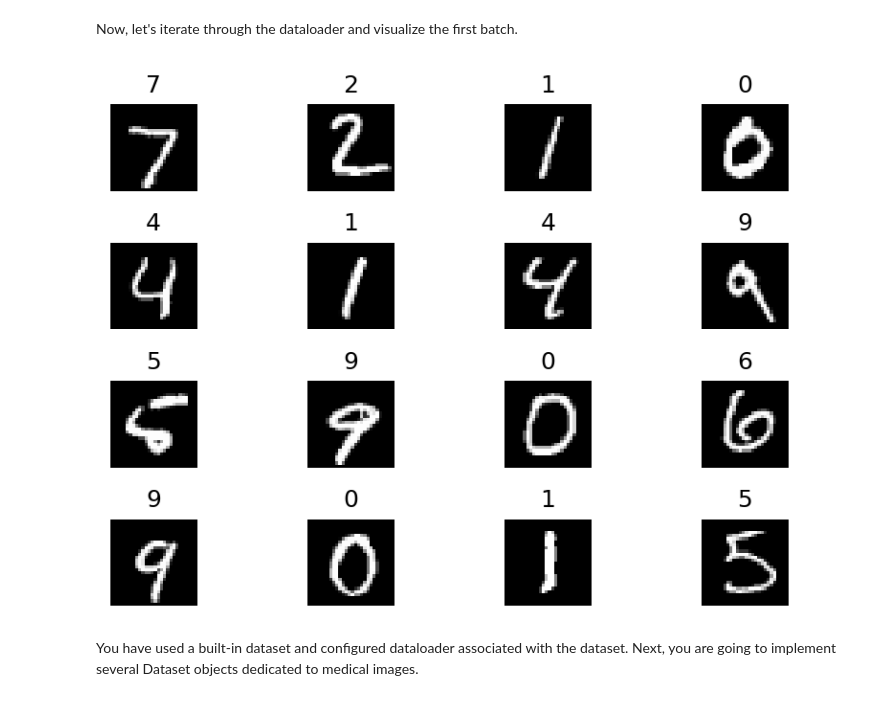
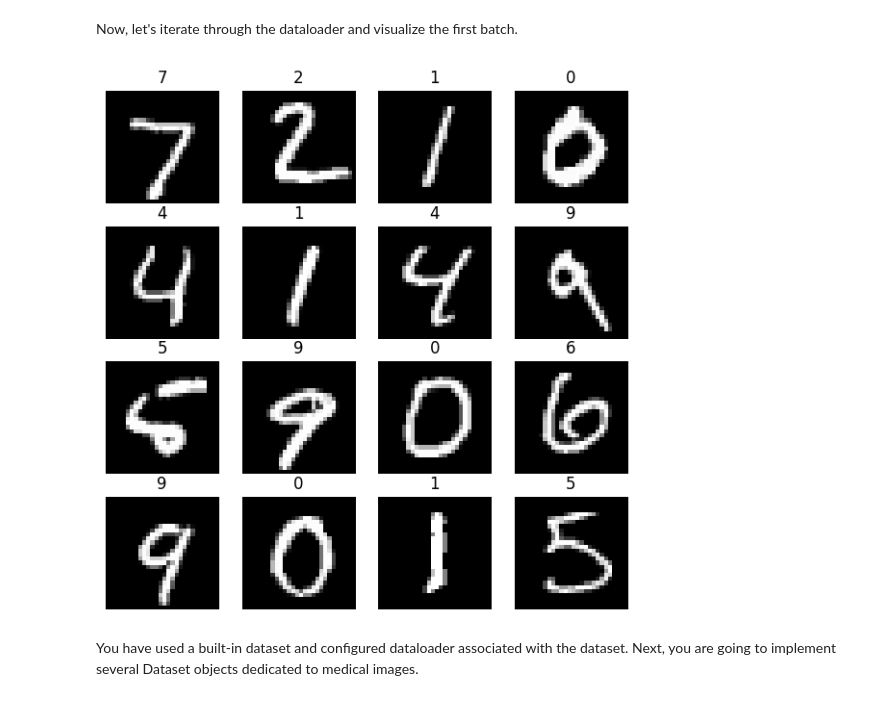
Before and after one commit to ASingh-AGH/AI_Collab, a Jupyter notebook: DLMIA Lab3.ipynb, the cells around one changed output. Saved outputs shown, nothing was run; the diff lists cells and outputs as text; code cells hidden in the pictures.

```diff
--- a/DLMIA Lab3.ipynb
+++ b/DLMIA Lab3.ipynb
@@ -42,11 +42,11 @@ import os
 !pip install SimpleITK
 import SimpleITK as sitk
 
-download = False # Set to True only during the first run or after reseting the notebook, then set to False
+download = True # Set to True only during the first run or after reseting the notebook, then set to False
 train = False # Let's use the testing dataset
 root = '/content/MNIST' # Let's download the dataset to the /content folder
 transform = tv.transforms.ToTensor() # Used to convert the PIL image to PyTorch Tensor
-mnist_dataset = None # TODO - create the Dataset object
+mnist_dataset = tv.datasets.MNIST(root=  root, train= train, transform=transform,  download= download)# TODO - create the Dataset object
 
 print(f"Testing MNIST dataset length: {len(mnist_dataset)}")
 # %% [output]
@@ -64,12 +83,19 @@ mnist_dataloader = None #TODO - create the dataloader object
 # %% [markdown]
 Now, let's iterate through the dataloader and visualize the first batch.
-# %%
-for images, classes in mnist_dataloader:
-    # Let's assume that the batch size is equal to 16
-    # TODO - implement the visualization below
-    break
-# %% [output]
-[figure, removed]
+# %%
+figure = plt.figure(figsize=(7, 7))
+
+for images, classes in mnist_dataloader:
+    # TODO - implement the visualization below
+    for i in range(16):
+      figure.add_subplot(4, 4, i+1)
+      plt.imshow(images[i][0].squeeze(), cmap="gray")
+      plt.axis("off")
+      plt.title(classes[i].item())
+    break
+plt.show()
+# %% [output]
+[figure, added]
 # %% [markdown]
 You have used a built-in dataset and configured dataloader associated with the dataset. Next, you are going to implement several Dataset objects dedicated to medical images.
 # %% [markdown]
```
Also changed, not shown: parts of 19 cells of this notebook.
